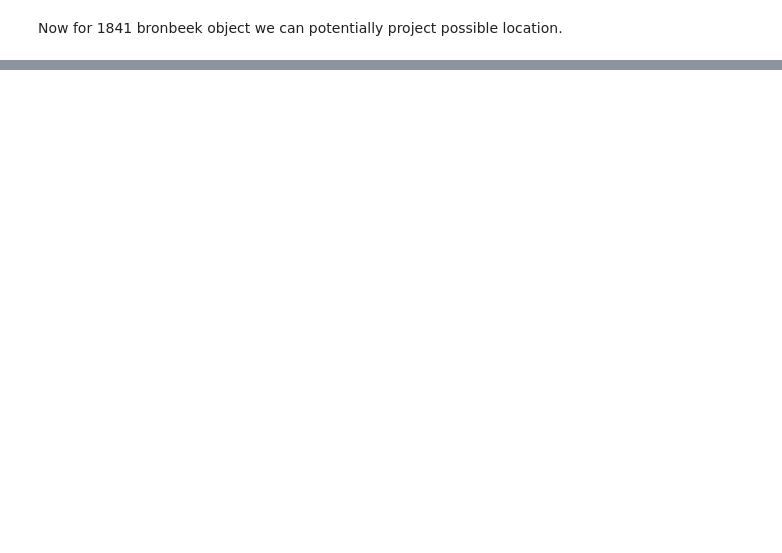
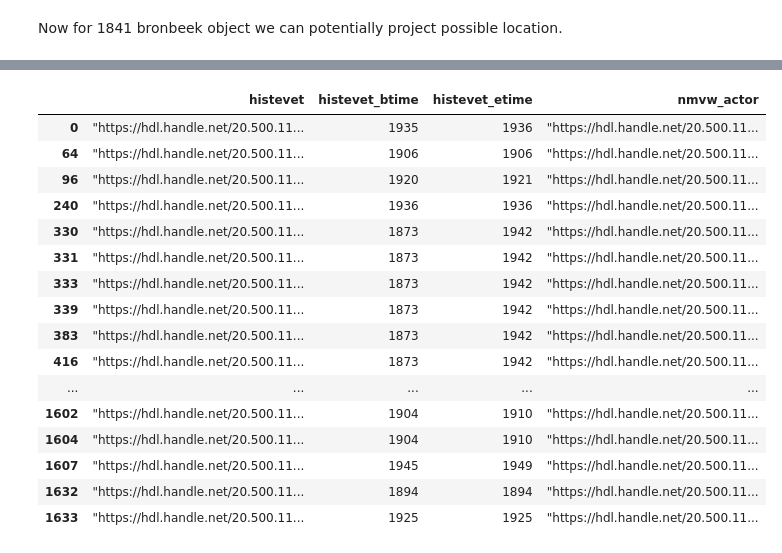
Before and after one commit to Shoilee/dh_entity_linking_v2, a Jupyter notebook: workflow/query/results.ipynb, the cells around one changed output, grey strips where cells are left out. Saved outputs shown, nothing was run; the diff lists cells and outputs as text; code cells hidden in the pictures; blank space fills up the shorter version.

```diff
--- a/workflow/query/results.ipynb
+++ b/workflow/query/results.ipynb
@@ -83,0 +704,36 @@ Now for 1841 bronbeek object we can potentially project possible location.
+# %%
+import pandas as pd
+
+def cleanup_time(x: str):
+    # print(type(x))
+    return int(str(x).replace('"', '').strip()[:4])
+
+df1 = pd.read_csv("c5_nmvw.csv")
+df1 = df1.iloc[: , :-1]
+df1.columns = [ "histevet" , "histevet_btime" , "histevet_etime" , "nmvw_obj" , "nmvw_actor"]
+df1['histevet_btime'] = df1['histevet_btime'].apply(cleanup_time)
+df1['histevet_etime'] = df1['histevet_etime'].apply(cleanup_time)
+
+# drop the nmvw_obj
+df1 = df1.drop(['nmvw_obj'], axis=1)
+# Remove duplicate rows in df2
+df1 = df1.drop_duplicates()
+df1
+# %% [output]
+|  | histevet | histevet_btime | histevet_etime | nmvw_actor |
+| 0 | "https://hdl.handle.net/20.500.11... | 1935 | 1936 | "https://hdl.handle.net/20.500.11... |
+| 64 | "https://hdl.handle.net/20.500.11... | 1906 | 1906 | "https://hdl.handle.net/20.500.11... |
+| 96 | "https://hdl.handle.net/20.500.11... | 1920 | 1921 | "https://hdl.handle.net/20.500.11... |
+| 240 | "https://hdl.handle.net/20.500.11... | 1936 | 1936 | "https://hdl.handle.net/20.500.11... |
+| 330 | "https://hdl.handle.net/20.500.11... | 1873 | 1942 | "https://hdl.handle.net/20.500.11... |
+| 331 | "https://hdl.handle.net/20.500.11... | 1873 | 1942 | "https://hdl.handle.net/20.500.11... |
+| 333 | "https://hdl.handle.net/20.500.11... | 1873 | 1942 | "https://hdl.handle.net/20.500.11... |
+| 339 | "https://hdl.handle.net/20.500.11... | 1873 | 1942 | "https://hdl.handle.net/20.500.11... |
+| 383 | "https://hdl.handle.net/20.500.11... | 1873 | 1942 | "https://hdl.handle.net/20.500.11... |
+| 416 | "https://hdl.handle.net/20.500.11... | 1873 | 1942 | "https://hdl.handle.net/20.500.11... |
+| ... | ... | ... | ... | ... |
+| 1602 | "https://hdl.handle.net/20.500.11... | 1904 | 1910 | "https://hdl.handle.net/20.500.11... |
+| 1604 | "https://hdl.handle.net/20.500.11... | 1904 | 1910 | "https://hdl.handle.net/20.500.11... |
+| 1607 | "https://hdl.handle.net/20.500.11... | 1945 | 1949 | "https://hdl.handle.net/20.500.11... |
+| 1632 | "https://hdl.handle.net/20.500.11... | 1894 | 1894 | "https://hdl.handle.net/20.500.11... |
+| 1633 | "https://hdl.handle.net/20.500.11... | 1925 | 1925 | "https://hdl.handle.net/20.500.11... |
```
Also changed, not shown: parts of 60 cells of this notebook, 17 other files.
